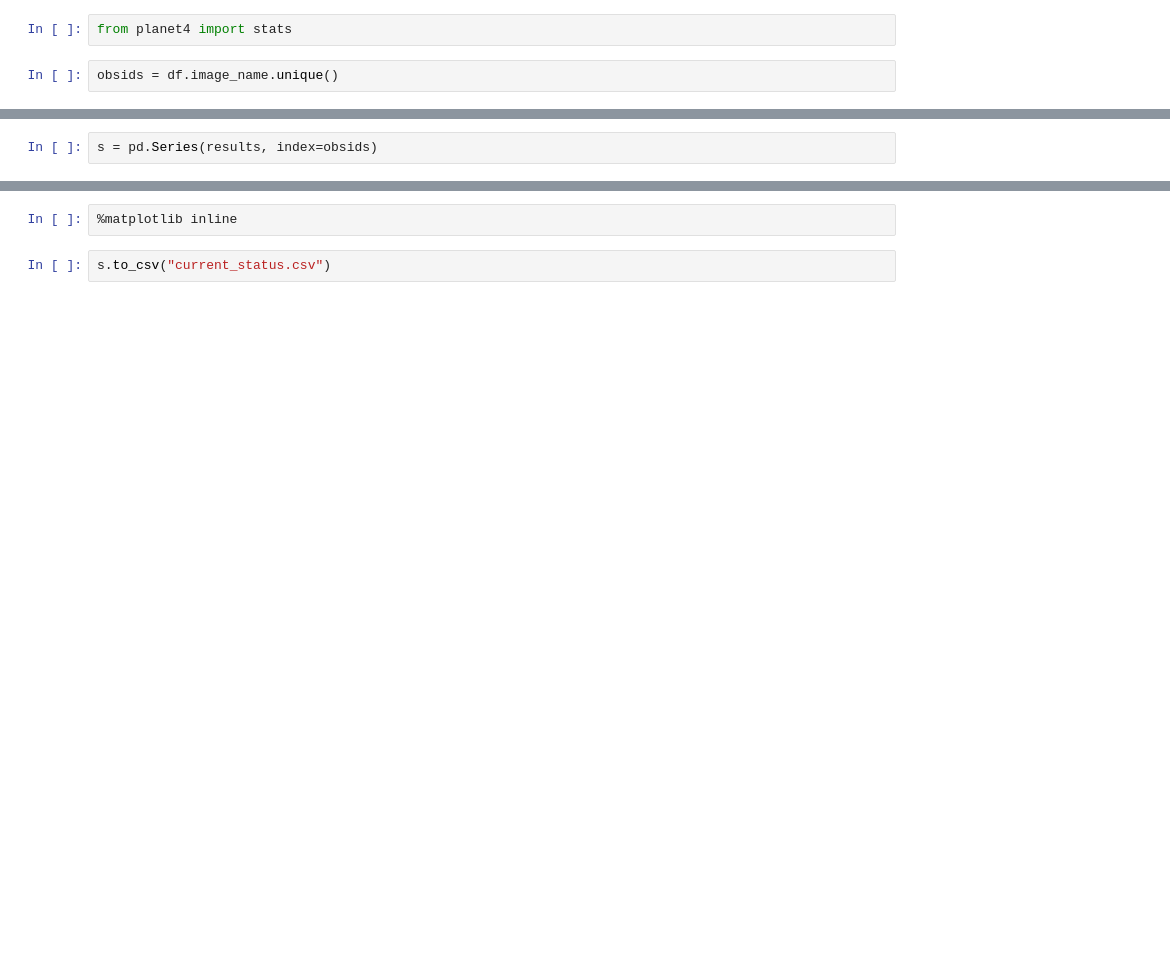
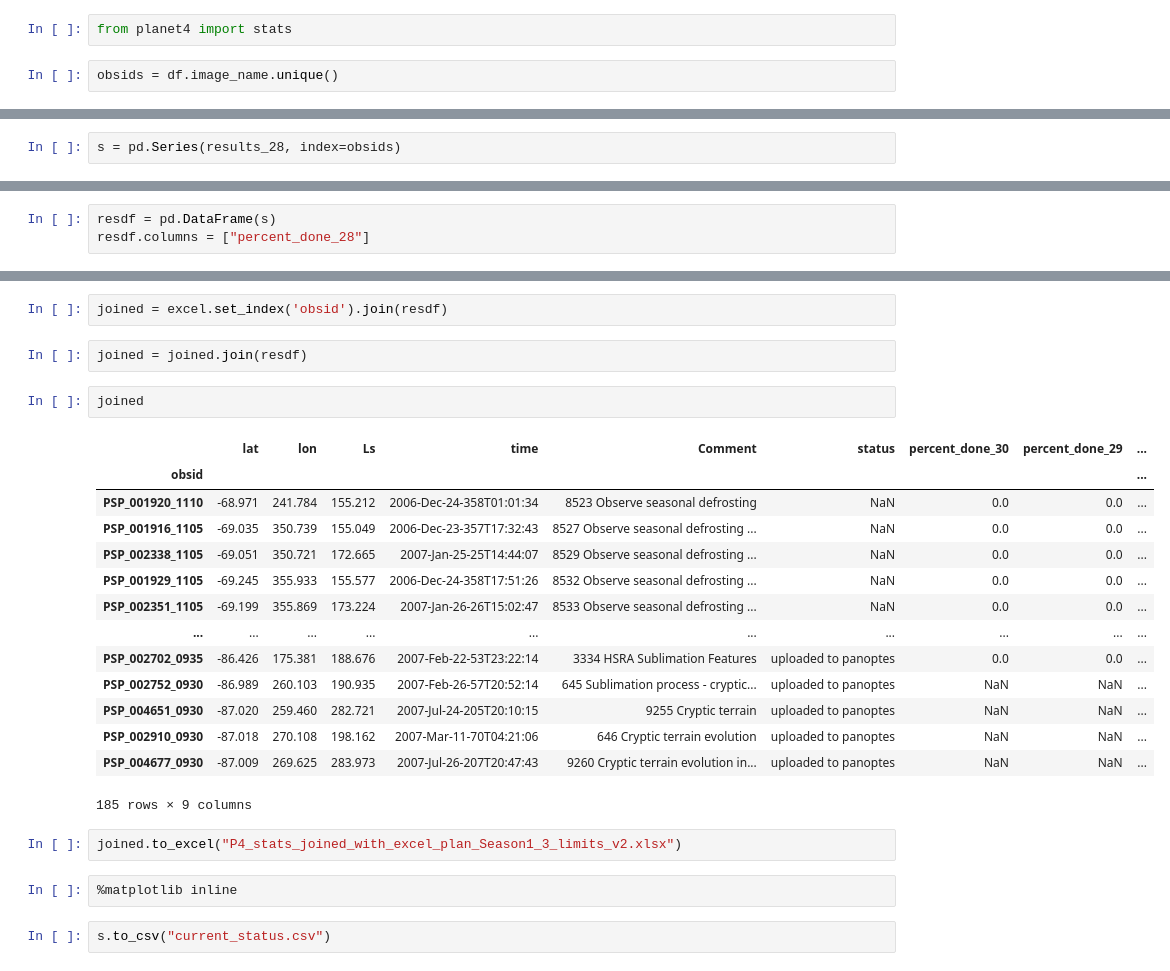
Before and after one commit to michaelaye/planet4, a Jupyter notebook: notebooks/P4 stats.ipynb, the cells around one changed output, grey strips where cells are left out. Saved outputs shown, nothing was run; the diff lists cells and outputs as text; blank space fills up the shorter version.

Commit message:
general development, status before Tom starts

```diff
--- a/notebooks/P4 stats.ipynb
+++ b/notebooks/P4 stats.ipynb
@@ -40,2 +112,2 @@ for obsid in tqdm(obsids):
 # %%
-s = pd.Series(results, index=obsids)
+s = pd.Series(results_28, index=obsids)
@@ -43,0 +141,3 @@ s.describe()
+# %%
+resdf = pd.DataFrame(s)
+resdf.columns = ["percent_done_28"]
@@ -44,3 +160,26 @@ s.describe()
+# %%
+joined = excel.set_index('obsid').join(resdf)
+# %%
+joined = joined.join(resdf)
+# %%
+joined
+# %% [output]
+|  | lat | lon | Ls | time | Comment | status | percent_done_30 | percent_done_29 | ... |
+| obsid |  |  |  |  |  |  |  |  | ... |
+| PSP_001920_1110 | -68.971 | 241.784 | 155.212 | 2006-Dec-24-358T01:01:34 | 8523 Observe seasonal defrosting | NaN | 0.0 | 0.0 | ... |
+| PSP_001916_1105 | -69.035 | 350.739 | 155.049 | 2006-Dec-23-357T17:32:43 | 8527 Observe seasonal defrosting ... | NaN | 0.0 | 0.0 | ... |
+| PSP_002338_1105 | -69.051 | 350.721 | 172.665 | 2007-Jan-25-25T14:44:07 | 8529 Observe seasonal defrosting ... | NaN | 0.0 | 0.0 | ... |
+| PSP_001929_1105 | -69.245 | 355.933 | 155.577 | 2006-Dec-24-358T17:51:26 | 8532 Observe seasonal defrosting ... | NaN | 0.0 | 0.0 | ... |
+| PSP_002351_1105 | -69.199 | 355.869 | 173.224 | 2007-Jan-26-26T15:02:47 | 8533 Observe seasonal defrosting ... | NaN | 0.0 | 0.0 | ... |
+| ... | ... | ... | ... | ... | ... | ... | ... | ... | ... |
+| PSP_002702_0935 | -86.426 | 175.381 | 188.676 | 2007-Feb-22-53T23:22:14 | 3334 HSRA Sublimation Features | uploaded to panoptes | 0.0 | 0.0 | ... |
+| PSP_002752_0930 | -86.989 | 260.103 | 190.935 | 2007-Feb-26-57T20:52:14 | 645 Sublimation process - cryptic... | uploaded to panoptes | NaN | NaN | ... |
+| PSP_004651_0930 | -87.020 | 259.460 | 282.721 | 2007-Jul-24-205T20:10:15 | 9255 Cryptic terrain | uploaded to panoptes | NaN | NaN | ... |
+| PSP_002910_0930 | -87.018 | 270.108 | 198.162 | 2007-Mar-11-70T04:21:06 | 646 Cryptic terrain evolution | uploaded to panoptes | NaN | NaN | ... |
+| PSP_004677_0930 | -87.009 | 269.625 | 283.973 | 2007-Jul-26-207T20:47:43 | 9260 Cryptic terrain evolution in... | uploaded to panoptes | NaN | NaN | ... |
+185 rows × 9 columns
+# %%
+joined.to_excel("P4_stats_joined_with_excel_plan_Season1_3_limits_v2.xlsx")
 # %%
 %matplotlib inline
 # %%
```
Also changed, not shown: parts of 44 cells of this notebook, 20 other files.
